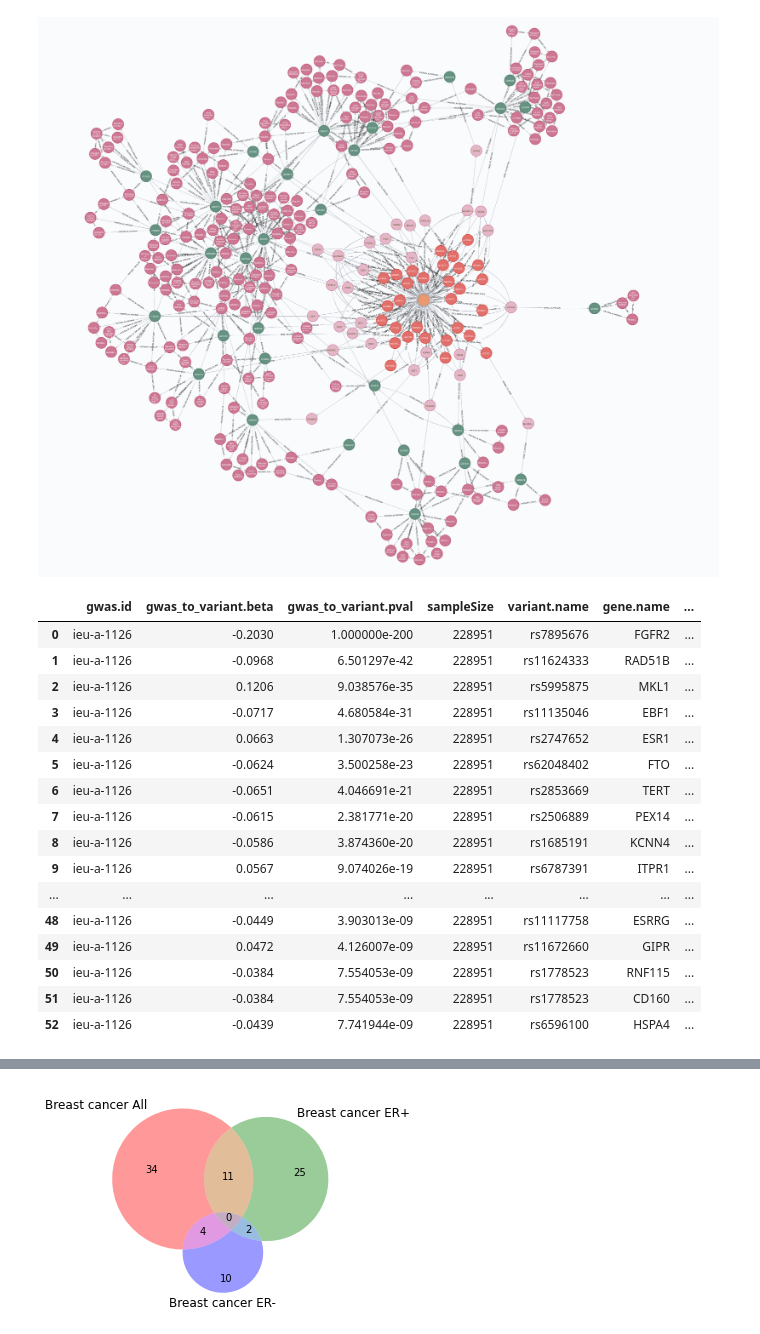
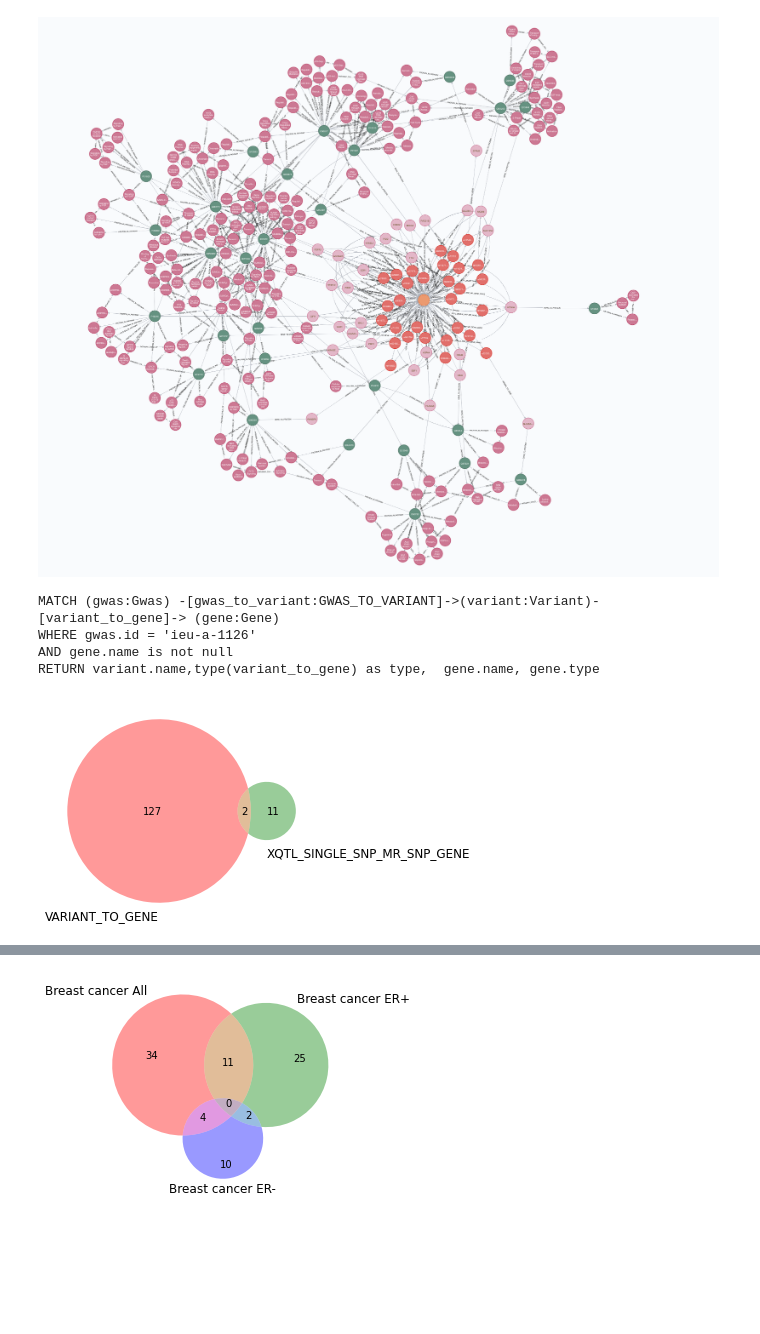
Before and after one commit to mvab/epigraphdb-breast-cancer, a Jupyter notebook: python/1_breast_cancer_start_from_gwas.ipynb, the cells around one changed output, grey strips where cells are left out. Drawn from its saved outputs; the diff is of its cells as text; code cells hidden in the pictures; blank space fills up the shorter version.

```diff
--- a/python/1_breast_cancer_start_from_gwas.ipynb
+++ b/python/1_breast_cancer_start_from_gwas.ipynb
@@ -134,23 +136,35 @@ print(bc_er_neg_gwas_to_path.shape[0])
 Image(filename = "figures/ieu-a-1126_pathways.png")
 # %% [output]
 [figure]
-# %%
-bc_all_gwas_to_path
-# %% [output]
-|  | gwas.id | gwas_to_variant.beta | gwas_to_variant.pval | sampleSize | variant.name | gene.name | ... |
-| 0 | ieu-a-1126 | -0.2030 | 1.000000e-200 | 228951 | rs7895676 | FGFR2 | ... |
-| 1 | ieu-a-1126 | -0.0968 | 6.501297e-42 | 228951 | rs11624333 | RAD51B | ... |
-| 2 | ieu-a-1126 | 0.1206 | 9.038576e-35 | 228951 | rs5995875 | MKL1 | ... |
-| 3 | ieu-a-1126 | -0.0717 | 4.680584e-31 | 228951 | rs11135046 | EBF1 | ... |
-| 4 | ieu-a-1126 | 0.0663 | 1.307073e-26 | 228951 | rs2747652 | ESR1 | ... |
-| 5 | ieu-a-1126 | -0.0624 | 3.500258e-23 | 228951 | rs62048402 | FTO | ... |
-| 6 | ieu-a-1126 | -0.0651 | 4.046691e-21 | 228951 | rs2853669 | TERT | ... |
-| 7 | ieu-a-1126 | -0.0615 | 2.381771e-20 | 228951 | rs2506889 | PEX14 | ... |
-| 8 | ieu-a-1126 | -0.0586 | 3.874360e-20 | 228951 | rs1685191 | KCNN4 | ... |
-| 9 | ieu-a-1126 | 0.0567 | 9.074026e-19 | 228951 | rs6787391 | ITPR1 | ... |
-| ... | ... | ... | ... | ... | ... | ... | ... |
-| 48 | ieu-a-1126 | -0.0449 | 3.903013e-09 | 228951 | rs11117758 | ESRRG | ... |
-| 49 | ieu-a-1126 | 0.0472 | 4.126007e-09 | 228951 | rs11672660 | GIPR | ... |
-| 50 | ieu-a-1126 | -0.0384 | 7.554053e-09 | 228951 | rs1778523 | RNF115 | ... |
-| 51 | ieu-a-1126 | -0.0384 | 7.554053e-09 | 228951 | rs1778523 | CD160 | ... |
-| 52 | ieu-a-1126 | -0.0439 | 7.741944e-09 | 228951 | rs6596100 | HSPA4 | ... |
+# %%
+## compare genes via VEP and QTL
+
+query="""
+MATCH (gwas:Gwas) -[gwas_to_variant:GWAS_TO_VARIANT]->(variant:Variant)-[variant_to_gene]-> (gene:Gene)
+WHERE gwas.id = 'ieu-a-1126'
+AND gene.name is not null
+RETURN variant.name,type(variant_to_gene) as type,  gene.name, gene.type
+
+"""
+df = query_to_df(session, query)
+
+
+df1 = df[df['type']== 'VARIANT_TO_GENE']
+df2 = df[df['type']== 'XQTL_SINGLE_SNP_MR_SNP_GENE']
+
+from matplotlib_venn import venn2
+from matplotlib import pyplot as plt
+%matplotlib inline
+
+# variants overlap between 3 GWAS
+venn2([set(df1["gene.name"]),
+       set(df2["gene.name"])],
+      set_labels=('VARIANT_TO_GENE',
+                  'XQTL_SINGLE_SNP_MR_SNP_GENE'))
+plt.show()
+# %% [output]
+MATCH (gwas:Gwas) -[gwas_to_variant:GWAS_TO_VARIANT]->(variant:Variant)-[variant_to_gene]-> (gene:Gene)
+WHERE gwas.id = 'ieu-a-1126'
+AND gene.name is not null
+RETURN variant.name,type(variant_to_gene) as type,  gene.name, gene.type
+[figure, added]
```
Also changed, not shown: parts of 8 cells of this notebook, 8 other files.
